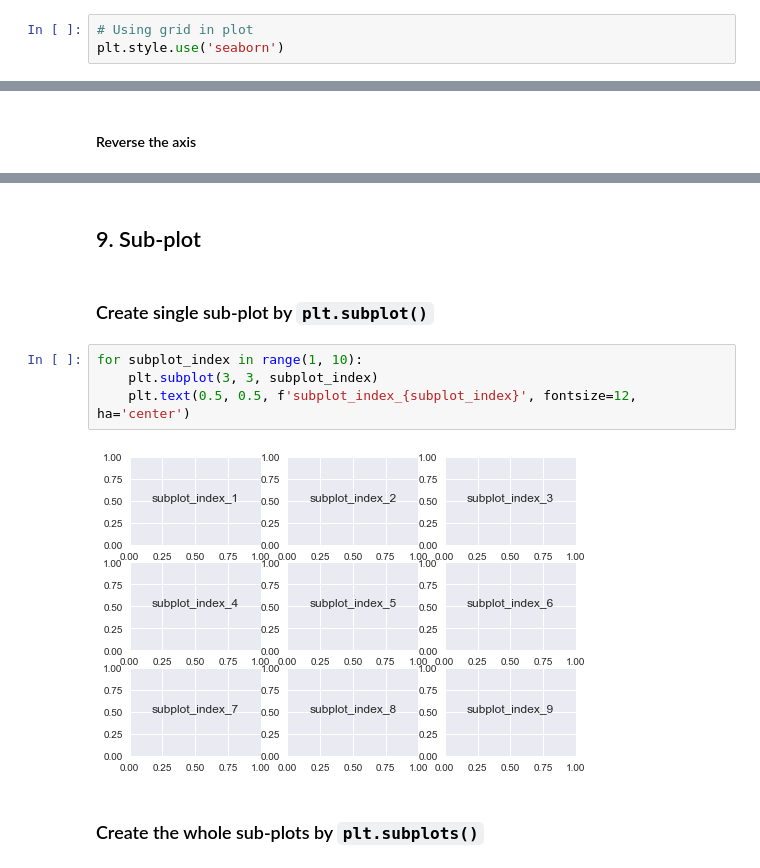
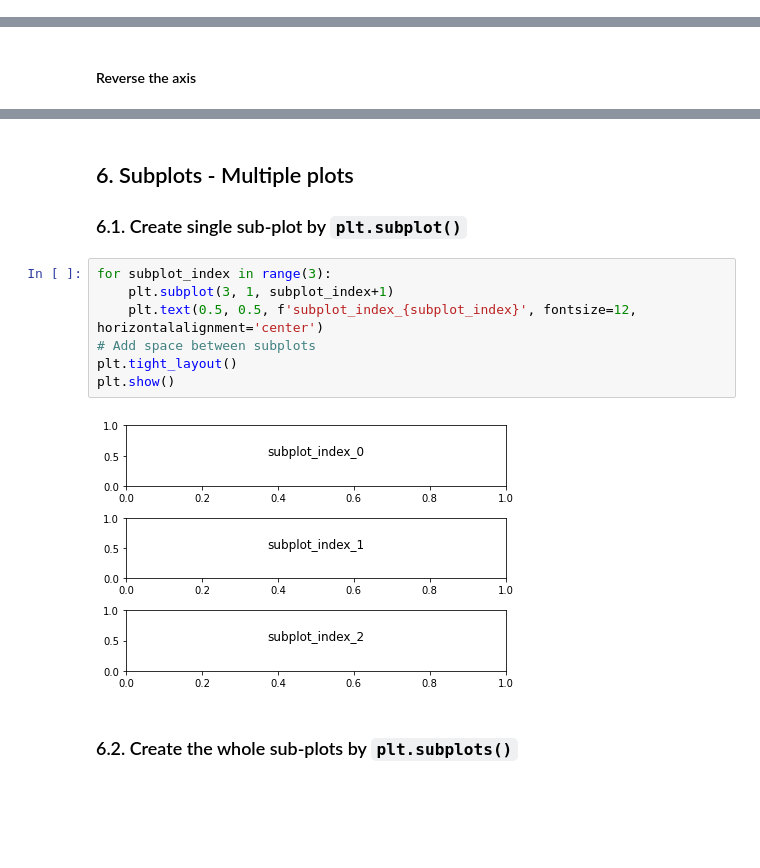
Before and after one commit to MinhHuuNguyen/mci-python, a Jupyter notebook: python/lectures/7_matplotlib_seaborn_intro.ipynb, the cells around one changed output, grey strips where cells are left out. Cells and saved outputs as stored; diff of their text form; blank space fills up the shorter version.

```diff
--- a/python/lectures/7_matplotlib_seaborn_intro.ipynb
+++ b/python/lectures/7_matplotlib_seaborn_intro.ipynb
@@ -51,3 +16,0 @@ x = np.linspace(-5, 5, 50)
-# %%
-# Using grid in plot
-plt.style.use('seaborn')
@@ -224,13 +525,15 @@ plt.hist(data, bins=50, density=False, alpha=0.5,
 # %% [markdown]
-## 9. Sub-plot
+## 6. Subplots - Multiple plots
+### 6.1. Create single sub-plot by `plt.subplot()`
-# %% [markdown]
-### Create single sub-plot by `plt.subplot()`
 # %%
-for subplot_index in range(1, 10):
-    plt.subplot(3, 3, subplot_index)
-    plt.text(0.5, 0.5, f'subplot_index_{subplot_index}', fontsize=12, ha='center')
+for subplot_index in range(3):
+    plt.subplot(3, 1, subplot_index+1)
+    plt.text(0.5, 0.5, f'subplot_index_{subplot_index}', fontsize=12, horizontalalignment='center')
+# Add space between subplots
+plt.tight_layout()
+plt.show()
 # %% [output]
-[figure, old version]
+[figure, new version]
 # %% [markdown]
-### Create the whole sub-plots by `plt.subplots()`
+### 6.2. Create the whole sub-plots by `plt.subplots()`
 # %%
```
Also changed, not shown: parts of 127 cells of this notebook, 1 other file.
